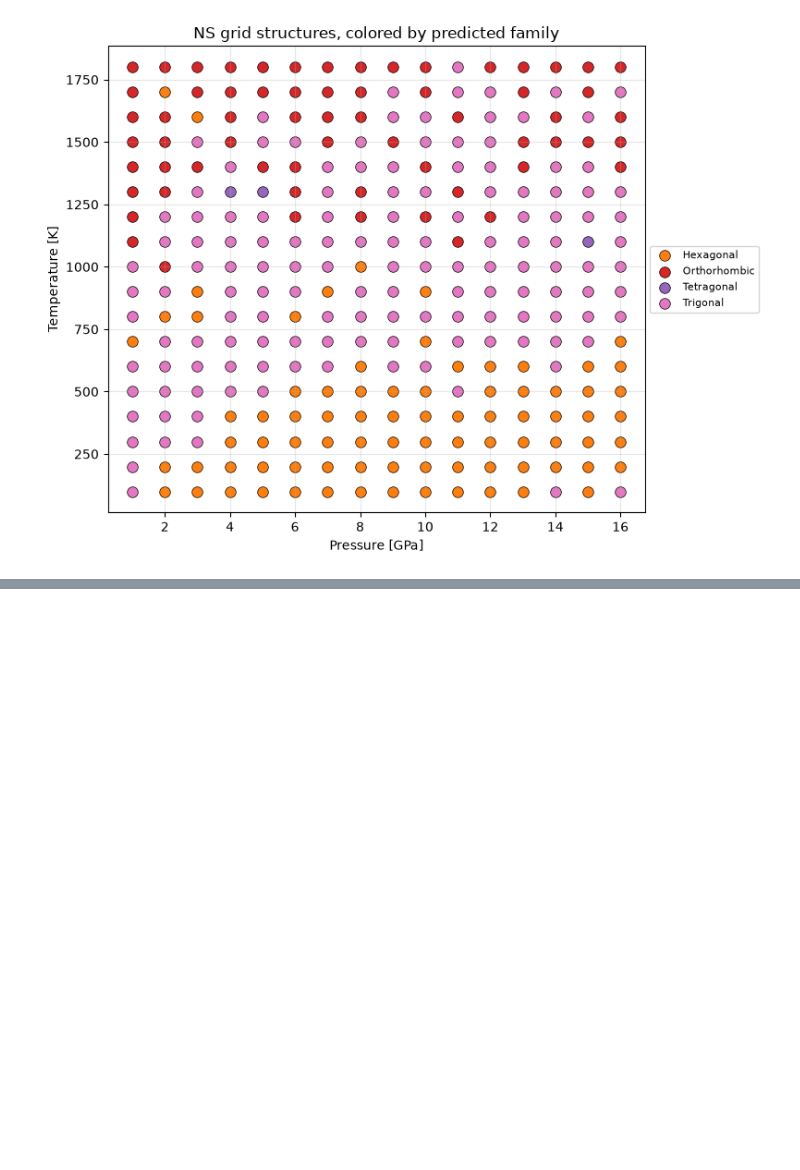
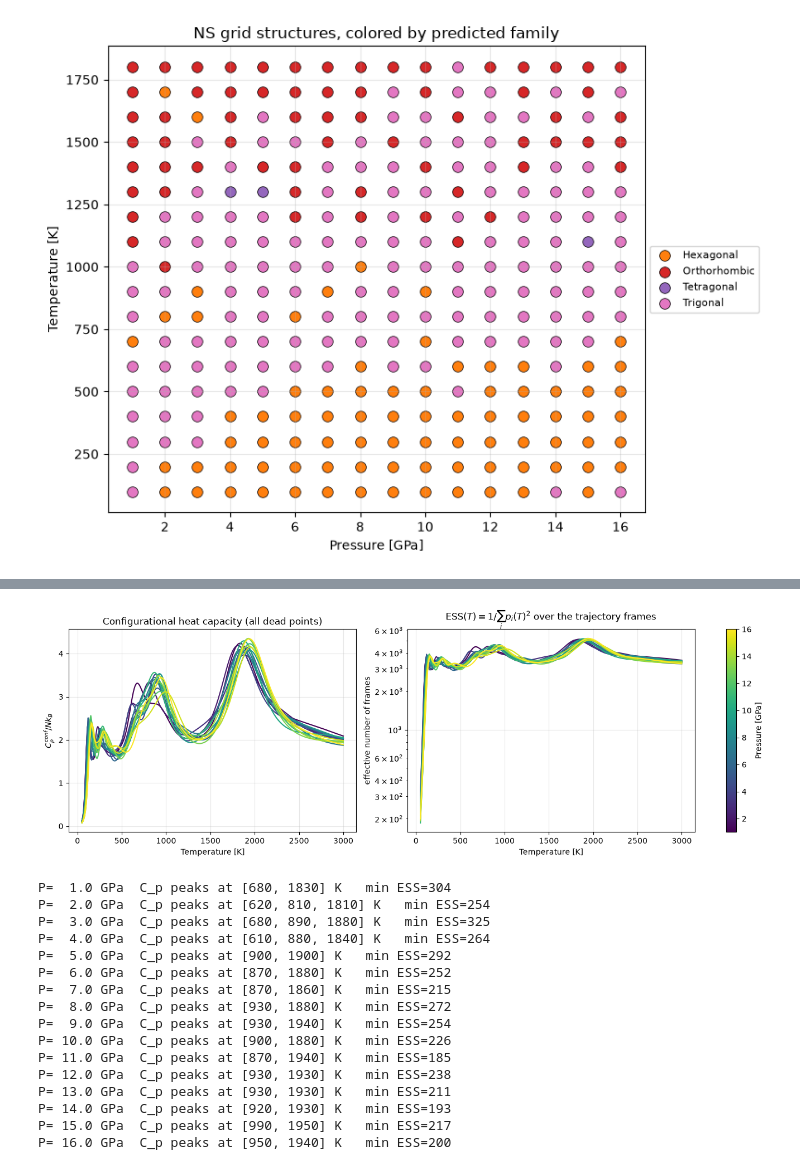
Before and after one commit to Serafserafini/dim_red, a Jupyter notebook: examples/ns_grid_from_trajectories.ipynb, the cells around one changed output, grey strips where cells are left out. Cells and saved outputs as stored; diff of their text form; code cells hidden in the pictures; blank space fills up the shorter version.

Commit message:
Add thermal averages, C_p and P(family|T) analysis over evaluated NS trajectories
Co-Authored-By: Claude Opus 5.5 (1M context) <noreply@anthropic.com>

```diff
--- a/examples/ns_grid_from_trajectories.ipynb
+++ b/examples/ns_grid_from_trajectories.ipynb
@@ -687,0 +799,51 @@ plt.show()
+# %%
+def find_peaks_simple(y, x, min_height, x_min):
+    i = np.where((y[1:-1] > y[:-2]) & (y[1:-1] > y[2:]) & (y[1:-1] > min_height))[0] + 1
+    return x[i][x[i] >= x_min]
+
+
+CP_PEAK_MIN = 2.5  # per atom, in k_B
+CP_PEAK_T_MIN = 300.0  # K
+cp_peaks = {
+    idx: find_peaks_simple(thermo[idx]["cp_per_atom"], T_FINE, CP_PEAK_MIN, CP_PEAK_T_MIN)
+    for idx in replica_indices
+}
+p_cmap = plt.get_cmap("viridis")
+p_color = {idx: p_cmap(i / max(len(replica_indices) - 1, 1)) for i, idx in enumerate(replica_indices)}
+p_norm = plt.Normalize(min(pressures_gpa), max(pressures_gpa))
+
+fig, (ax1, ax2) = plt.subplots(1, 2, figsize=(13, 4.5), layout="constrained")
+for idx, P in zip(replica_indices, pressures_gpa):
+    ax1.plot(T_FINE, thermo[idx]["cp_per_atom"], color=p_color[idx], lw=1.5)
+    ax2.plot(T_FINE, thermo[idx]["ess"], color=p_color[idx], lw=1.5)
+ax1.set_ylabel(r"$C_p^{conf} / N k_B$")
+ax1.set_title("Configurational heat capacity (all dead points)")
+ax2.set_ylabel("effective number of frames")
+ax2.set_yscale("log")
+ax2.set_title(r"ESS$(T) = 1/\sum_i p_i(T)^2$ over the trajectory frames")
+for ax in (ax1, ax2):
+    ax.set_xlabel("Temperature [K]")
+    ax.grid(alpha=0.3)
+fig.colorbar(plt.cm.ScalarMappable(norm=p_norm, cmap=p_cmap), ax=[ax1, ax2], label="Pressure [GPa]")
+plt.show()
+
+for idx, P in zip(replica_indices, pressures_gpa):
+    print(f"P={P:5.1f} GPa  C_p peaks at {cp_peaks[idx].astype(int).tolist()} K   min ESS={thermo[idx]['ess'].min():.0f}")
+# %% [output]
+[figure, added]
+P=  1.0 GPa  C_p peaks at [680, 1830] K   min ESS=304
+P=  2.0 GPa  C_p peaks at [620, 810, 1810] K   min ESS=254
+P=  3.0 GPa  C_p peaks at [680, 890, 1880] K   min ESS=325
+P=  4.0 GPa  C_p peaks at [610, 880, 1840] K   min ESS=264
+P=  5.0 GPa  C_p peaks at [900, 1900] K   min ESS=292
+P=  6.0 GPa  C_p peaks at [870, 1880] K   min ESS=252
+P=  7.0 GPa  C_p peaks at [870, 1860] K   min ESS=215
+P=  8.0 GPa  C_p peaks at [930, 1880] K   min ESS=272
+P=  9.0 GPa  C_p peaks at [930, 1940] K   min ESS=254
+P= 10.0 GPa  C_p peaks at [900, 1880] K   min ESS=226
+P= 11.0 GPa  C_p peaks at [870, 1940] K   min ESS=185
+P= 12.0 GPa  C_p peaks at [930, 1930] K   min ESS=238
+P= 13.0 GPa  C_p peaks at [930, 1930] K   min ESS=211
+P= 14.0 GPa  C_p peaks at [920, 1930] K   min ESS=193
+P= 15.0 GPa  C_p peaks at [990, 1950] K   min ESS=217
+P= 16.0 GPa  C_p peaks at [950, 1940] K   min ESS=200
```
Also changed, not shown: parts of 20 cells of this notebook.
